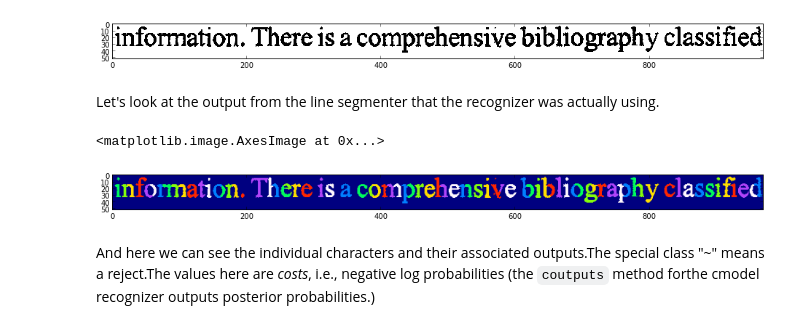
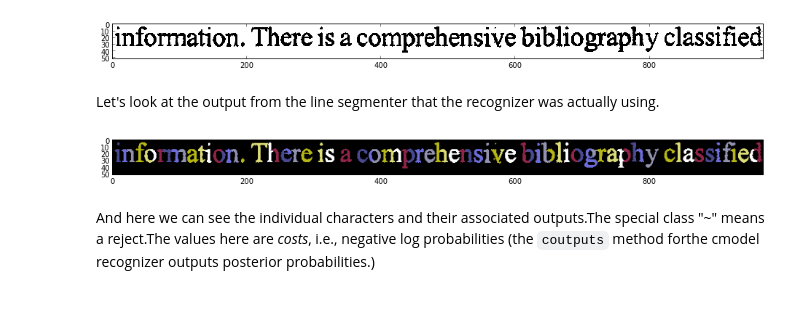
Before and after one commit to ocropus-archive/DUP-ocropy, a Jupyter notebook: Notebooks/recognizer-steps.ipynb, the cells around one changed output. Saved outputs shown, nothing was run; the diff lists cells and outputs as text; code cells hidden in the pictures.

```diff
--- a/Notebooks/recognizer-steps.ipynb
+++ b/Notebooks/recognizer-steps.ipynb
@@ -35,7 +34,7 @@ The Character Recognizer========================
 # %% [markdown]
 Now we load the character recognition model.
 # %%
-cmodel = ocrolib.load_component(ocrolib.ocropus_find_file("uw3unlv-240-8-40-nogeo.cmodel"))
+if "cmodel" not in dir():    cmodel = ocrolib.load_component(ocrolib.ocropus_find_file("uw3unlv-240-8-40-nogeo.cmodel"))
 # %% [output]
 building index (FIXME)[NNIndex identifier 41554493d64fde4 ]loading /tmp/41554493d64fde4.cachefinished loading /tmp/41554493d64fde4.cacheindex built<llpy.sutils.NNIndex instance at 0x...>
 # %% [markdown]
@@ -62,10 +61,9 @@ infomTation. There is a comprehensive bibliography classif1ed
 # %% [markdown]
 Let's look at the output from the line segmenter that the recognizer was actually using.
 # %%
-figsize(16,16)imshow((linerec.rseg>0)*(linerec.rseg%7+1),cmap=cm.gist_ncar)
+figsize(16,16)morph.showlabels(linerec.rseg)
 # %% [output]
-<matplotlib.image.AxesImage at 0x...>
-[figure, old version]
+[figure, new version]
 # %% [markdown]
 And here we can see the individual characters and their associated outputs.The special class "~" means a reject.The values here are _costs_, i.e., negative log probabilities (the `coutputs` method forthe cmodel recognizer outputs posterior probabilities.)
 # %%
```
Also changed, not shown: parts of 4 cells of this notebook, 17 other files.
